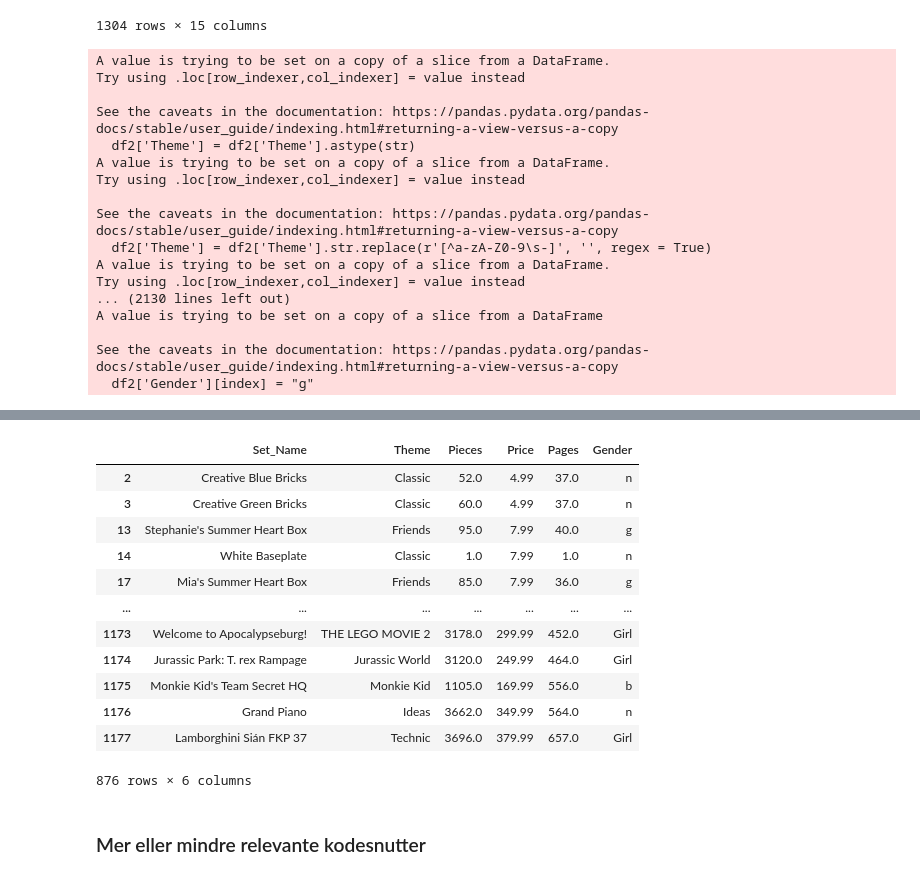
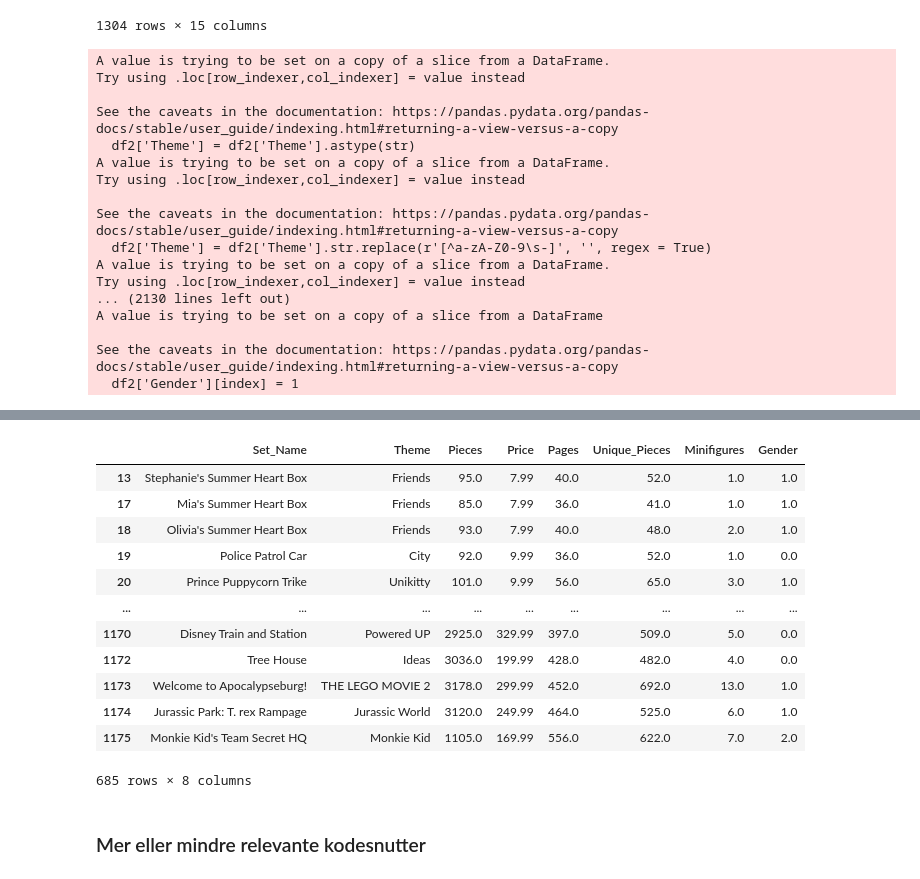
Before and after one commit to Skippyoftedal/Istt1003_project, a Jupyter notebook: src/tasks/oppg1.ipynb, the cells around one changed output, grey strips where cells are left out. Saved outputs shown, nothing was run; the diff lists cells and outputs as text; code cells hidden in the pictures.

```diff
--- a/src/tasks/oppg1.ipynb
+++ b/src/tasks/oppg1.ipynb
@@ -33,7 +33,7 @@ df_start
 1304 rows × 15 columns
 # %%
 # fjerner forklaringsvariabler vi ikke trenger
-df2 = df_start[['Set_Name', 'Theme', 'Pieces', 'Price', 'Pages']]
+df2 = df_start[['Set_Name', 'Theme', 'Pieces', 'Price', 'Pages', 'Unique_Pieces', 'Minifigures']]
 
 # fjerner observasjoner med manglende datapunkter
 #df2 = df2.dropna()
@@ -49,8 +49,9 @@ df2['Price'] = df2['Price'].str.replace('\$', '', regex = True)
 df2['Price'] = df2['Price'].astype(float)
 
 
-#egen rensing av data
+#egen rens
 df2['Gender'] = np.nan
+
 
 boy_names = []
 
@@ -76,17 +77,17 @@ with open("../resources/girl_names.txt") as file:
 def inGirlList(set_name):
   for girl in girl_names:
     if str(set_name).find(girl) != -1:
-      return "Girl"
+      return 1
   return np.NAN
 
 def inBoyList(set_name):
   for boy in boy_names:
     if str(set_name).find(boy) != -1:
-      return "Boy"
+      return 2
   return np.NAN
 
 # Apply the functions to create the 'Gender' column
-df2['Gender'] = df2['Set_Name'].apply(lambda x: inGirlList(x) if inGirlList(x) == 'Girl' else inBoyList(x))
+df2['Gender'] = df2['Set_Name'].apply(lambda x: inGirlList(x) if inGirlList(x) == 1 else inBoyList(x))
 
 themes = dict()
 
@@ -103,7 +104,6 @@ print(themes.keys())
 
 for index, lego_set in df_start.iterrows():
   set_theme = str(lego_set["Theme"]).lower().replace(" ", "")
-
   if set_theme in themes.keys():
     newValue = int((themes[set_theme]))
 
@@ -111,15 +111,17 @@ for index, lego_set in df_start.iterrows():
       print("harry")
 
     if newValue == 0:
-      df2['Gender'][index] = "Neutral"
+      df2['Gender'][index] = 0
     elif newValue == 1:
-      df2['Gender'][index] = "Boy"
+      df2['Gender'][index] = 2
     elif newValue == 2:
-      df2['Gender'][index] = "Girl"
-
+      df2['Gender'][index] = 1
 
 
 df2 = df2.dropna()
+df2['Gender'] = df2['Gender'].astype(str)
+
+
 #579
 
 df2
@@ -140,5 +142,5 @@ Try using .loc[row_indexer,col_indexer] = value instead
 A value is trying to be set on a copy of a slice from a DataFrame
 
 See the caveats in the documentation: https://pandas.pydata.org/pandas-docs/stable/user_guide/indexing.html#returning-a-view-versus-a-copy
-  df2['Gender'][index] = "g"
+  df2['Gender'][index] = 1
 dict_keys(['batman', 'dc', 'marvel', 'ninjago', 'speedchampions', 'spider-man', 'technic', 'minecraft', 'overwatch', 'starwars', 'hiddenside', 'monkiekid', 'disney', 'dots', 'friends', 'legofrozen2',  ...
@@ -161,16 +147,16 @@
-|  | Set_Name | Theme | Pieces | Price | Pages | Gender |
-| 2 | Creative Blue Bricks | Classic | 52.0 | 4.99 | 37.0 | n |
-| 3 | Creative Green Bricks | Classic | 60.0 | 4.99 | 37.0 | n |
-| 13 | Stephanie's Summer Heart Box | Friends | 95.0 | 7.99 | 40.0 | g |
-| 14 | White Baseplate | Classic | 1.0 | 7.99 | 1.0 | n |
-| 17 | Mia's Summer Heart Box | Friends | 85.0 | 7.99 | 36.0 | g |
-| ... | ... | ... | ... | ... | ... | ... |
-| 1173 | Welcome to Apocalypseburg! | THE LEGO MOVIE 2 | 3178.0 | 299.99 | 452.0 | Girl |
-| 1174 | Jurassic Park: T. rex Rampage | Jurassic World | 3120.0 | 249.99 | 464.0 | Girl |
-| 1175 | Monkie Kid's Team Secret HQ | Monkie Kid | 1105.0 | 169.99 | 556.0 | b |
-| 1176 | Grand Piano | Ideas | 3662.0 | 349.99 | 564.0 | n |
-| 1177 | Lamborghini Sián FKP 37 | Technic | 3696.0 | 379.99 | 657.0 | Girl |
+|  | Set_Name | Theme | Pieces | Price | Pages | Unique_Pieces | Minifigures | Gender |
+| 13 | Stephanie's Summer Heart Box | Friends | 95.0 | 7.99 | 40.0 | 52.0 | 1.0 | 1.0 |
+| 17 | Mia's Summer Heart Box | Friends | 85.0 | 7.99 | 36.0 | 41.0 | 1.0 | 1.0 |
+| 18 | Olivia's Summer Heart Box | Friends | 93.0 | 7.99 | 40.0 | 48.0 | 2.0 | 1.0 |
+| 19 | Police Patrol Car | City | 92.0 | 9.99 | 36.0 | 52.0 | 1.0 | 0.0 |
+| 20 | Prince Puppycorn Trike | Unikitty | 101.0 | 9.99 | 56.0 | 65.0 | 3.0 | 1.0 |
+| ... | ... | ... | ... | ... | ... | ... | ... | ... |
+| 1170 | Disney Train and Station | Powered UP | 2925.0 | 329.99 | 397.0 | 509.0 | 5.0 | 0.0 |
+| 1172 | Tree House | Ideas | 3036.0 | 199.99 | 428.0 | 482.0 | 4.0 | 0.0 |
+| 1173 | Welcome to Apocalypseburg! | THE LEGO MOVIE 2 | 3178.0 | 299.99 | 452.0 | 692.0 | 13.0 | 1.0 |
+| 1174 | Jurassic Park: T. rex Rampage | Jurassic World | 3120.0 | 249.99 | 464.0 | 525.0 | 6.0 | 1.0 |
+| 1175 | Monkie Kid's Team Secret HQ | Monkie Kid | 1105.0 | 169.99 | 556.0 | 622.0 | 7.0 | 2.0 |
-876 rows × 6 columns
+685 rows × 8 columns
 # %% [markdown]
 ### Mer eller mindre relevante kodesnutter
 # %%
```
Also changed, not shown: parts of 13 cells of this notebook, 2 other files.
